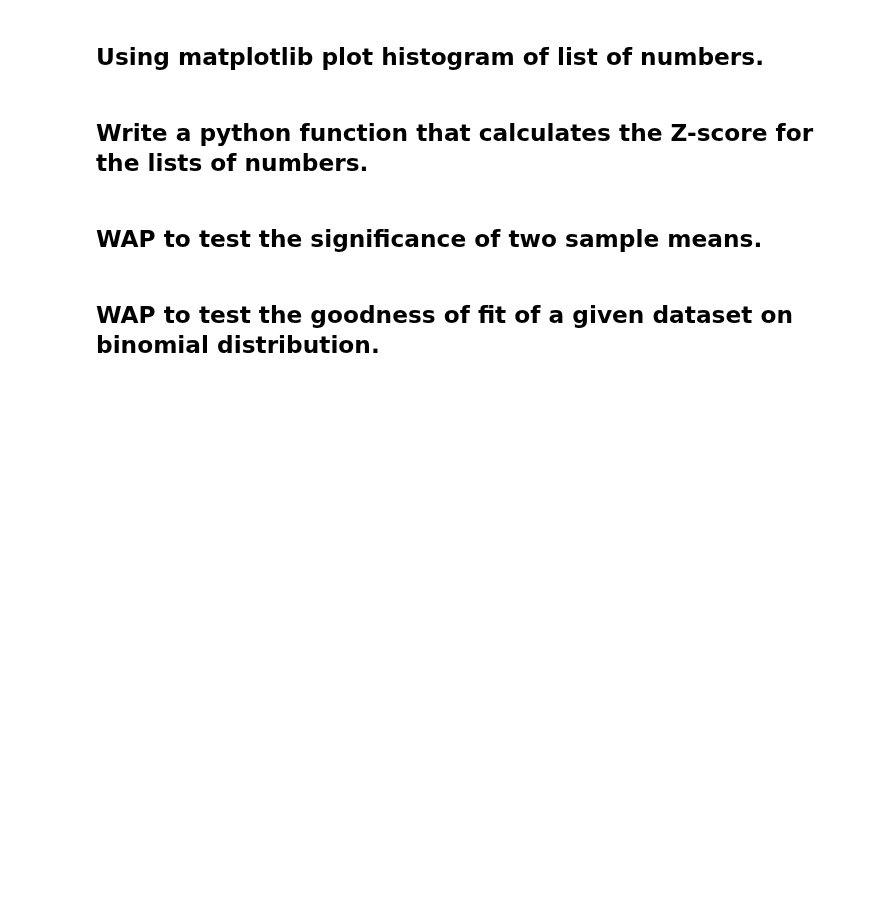
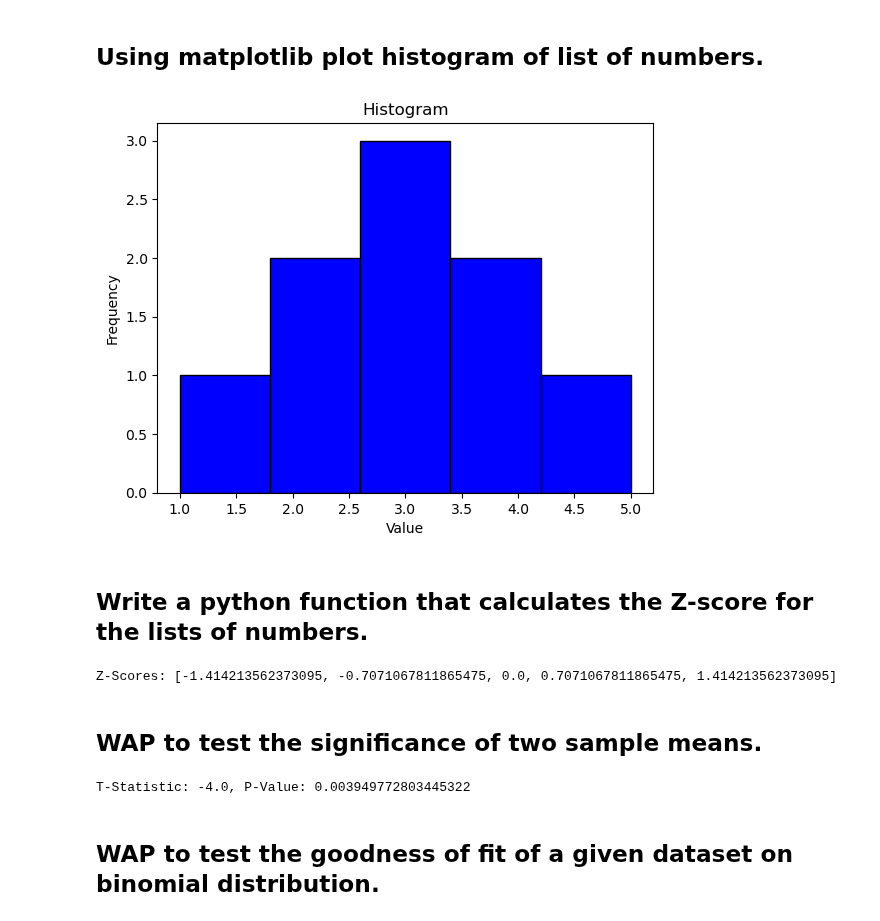
Before and after one commit to AumGupta/mor, a Jupyter notebook: Practicals/Final Practical File/main.ipynb, the cells around one changed output. Cells and saved outputs as stored; diff of their text form; code cells hidden in the pictures; blank space fills up the shorter version.

```diff
--- a/Practicals/Final Practical File/main.ipynb
+++ b/Practicals/Final Practical File/main.ipynb
@@ -691,12 +753,46 @@ plt.show()
 # %% [markdown]
 
 ## Using matplotlib plot histogram of list of numbers.
+# %%
+data = [1, 2, 2, 3, 3, 3, 4, 4, 5]
+plt.hist(data, bins=5, color='blue', edgecolor='black')
+plt.xlabel('Value')
+plt.ylabel('Frequency')
+plt.title('Histogram')
+plt.show()
+# %% [output]
+[figure, added]
 # %% [markdown]
 
 ## Write a python function that calculates the Z-score for the lists of numbers.
+# %%
+def calculate_z_score(data):
+    mean = np.mean(data)
+    std_dev = np.std(data)
+    return [(x - mean) / std_dev for x in data]
+
+# Example
+data = [10, 20, 30, 40, 50]
+print("Z-Scores:", calculate_z_score(data))
+# %% [output]
+Z-Scores: [-1.414213562373095, -0.7071067811865475, 0.0, 0.7071067811865475, 1.414213562373095]
 # %% [markdown]
 
 ## WAP to test the significance of two sample means.
+# %%
+from scipy.stats import ttest_ind
+
+def test_sample_means(sample1, sample2):
+    t_stat, p_value = ttest_ind(sample1, sample2, equal_var=False)
+    return t_stat, p_value
+
+# Example
+sample1 = [1, 2, 3, 4, 5]
+sample2 = [5, 6, 7, 8, 9]
+t_stat, p_value = test_sample_means(sample1, sample2)
+print(f"T-Statistic: {t_stat}, P-Value: {p_value}")
+# %% [output]
+T-Statistic: -4.0, P-Value: 0.003949772803445322
 # %% [markdown]
 
 ## WAP to test the goodness of fit of a given dataset on binomial distribution.
```
Also changed, not shown: parts of 17 cells of this notebook, 2 other files.
